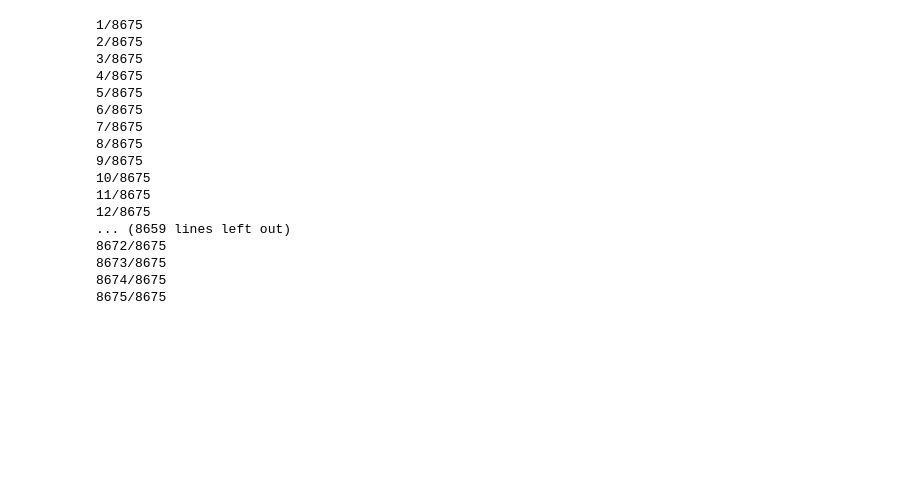
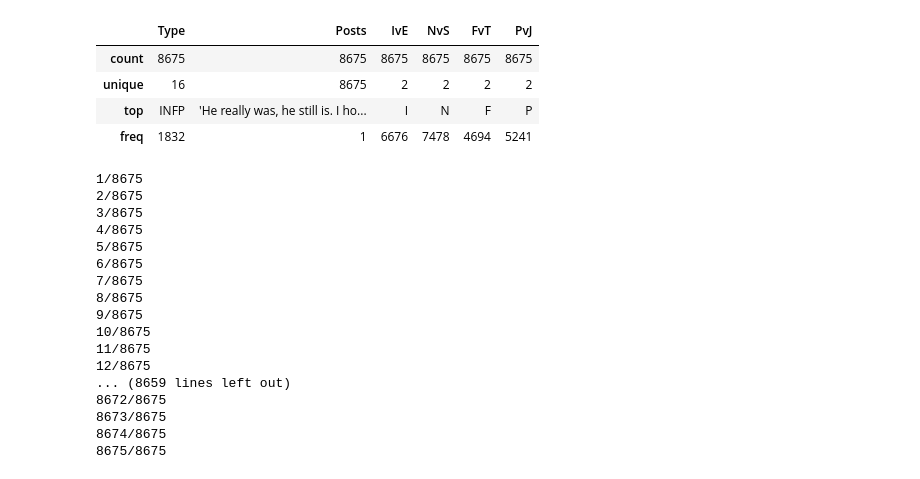
Before and after one commit to AakashAP/Personality-Prediction, a Jupyter notebook: Personality Prediction AI.ipynb, the cells around one changed output. Saved outputs shown, nothing was run; the diff lists cells and outputs as text; code cells hidden in the pictures; blank space fills up the shorter version.

```diff
--- a/Personality Prediction AI.ipynb
+++ b/Personality Prediction AI.ipynb
@@ -49,6 +58,15 @@ IE = Dataset.IvE.values
 NS = Dataset.NvS.values
 FT = Dataset.FvT.values
 PJ = Dataset.PvJ.values
+# %%
+# dataset after modofication
+Dataset.describe()
+# %% [output]
+|  | Type | Posts | IvE | NvS | FvT | PvJ |
+| count | 8675 | 8675 | 8675 | 8675 | 8675 | 8675 |
+| unique | 16 | 8675 | 2 | 2 | 2 | 2 |
+| top | INFP | 'He really was, he still is. I ho... | I | N | F | P |
+| freq | 1832 | 1 | 6676 | 7478 | 4694 | 5241 |
 # %%
 # regex rules for cleaning text
 regexes = [
```
Also changed, not shown: parts of 6 cells of this notebook, 1 other file.
